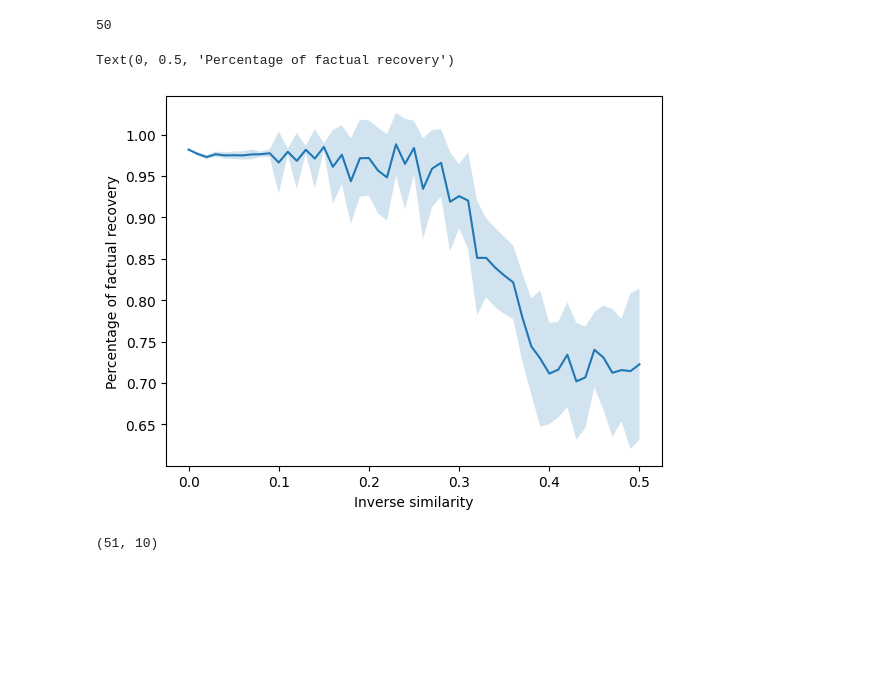
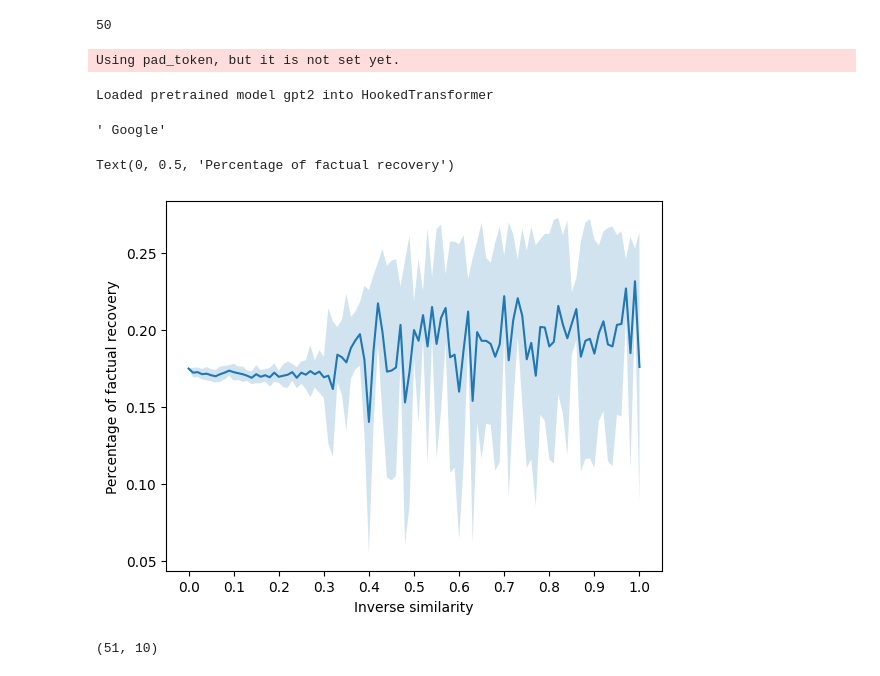
Before and after one commit to francescortu/comp-mech, a Jupyter notebook: notebooks/utils.ipynb, the cells around one changed output. Drawn from its saved outputs; the diff is of its cells as text; code cells hidden in the pictures; blank space fills up the shorter version.

```diff
--- a/notebooks/utils.ipynb
+++ b/notebooks/utils.ipynb
@@ -94,19 +119,30 @@ plt.show()
 len([x for x in np.arange(0.0, 0.5, 0.01)])
 # %% [output]
 50
+# %%
+model = WrapHookedTransformer.from_pretrained('gpt2')
+# %% [output]
+Using pad_token, but it is not set yet.
+Loaded pretrained model gpt2 into HookedTransformer
+# %%
+model.to_string(torch.softmax(model("The Legend of Zelda: Ocarina of Time, a product created by Google The Legend of Zelda: Ocarina of Time, a product created by"), dim=-1)[:,-1,:].argmax(-1))
+# %% [output]
+' Google'
 # %%
+import numpy as np
+import matplotlib.pyplot as plt
 # target_win (alpha, n_samples). Plot the mean of the target_win over the n_samples and the variance of the target_win over the n_samples
-target_win = np.load("../results/target_win_gpt2small_alpha.npy")
+target_win = np.load("../results/continuity_cp_token/target_win_gpt2small_alpha.npy")
 # orthogonal_win = np.load("../script/data/orthogonal_win_gpt2small.npy")
 plt.plot(target_win.mean(-1), label="mean")
 plt.fill_between(np.arange(len(target_win)), target_win.mean(-1) - target_win.std(-1), target_win.mean(-1) + target_win.std(-1), alpha=0.2, label="std")
 #change the xticks
 plt.xticks(np.arange(0, len(target_win), 10), np.arange(0, len(target_win), 10)/100)
 plt.xlabel("Inverse similarity")
 plt.ylabel("Percentage of factual recovery")
 # %% [output]
 Text(0, 0.5, 'Percentage of factual recovery')
-[figure, old version]
+[figure, new version]
 # %%
 target_win.shape
 # %% [output]
```
Also changed, not shown: parts of 14 cells of this notebook, 7 other files.
